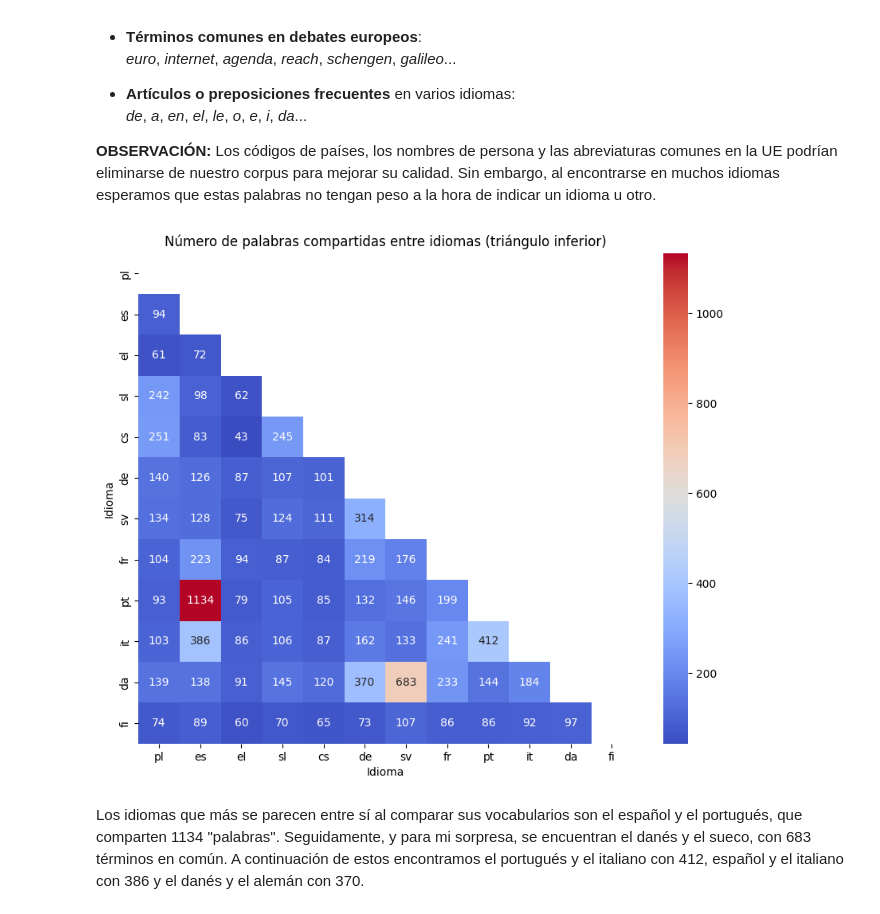
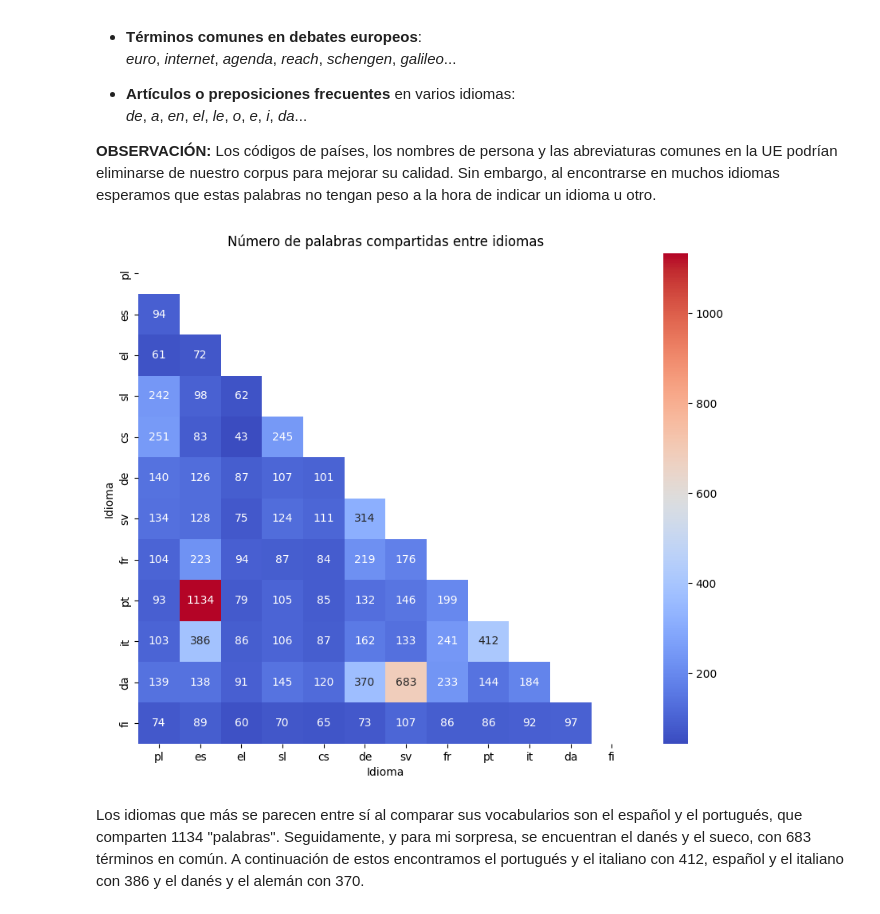
Before and after one commit to jbaezarh/language-detector, a Jupyter notebook: 2. eda.ipynb, the cells around one changed output. Cells and saved outputs as stored; diff of their text form; code cells hidden in the pictures.

```diff
--- a/2. eda.ipynb
+++ b/2. eda.ipynb
@@ -333,31 +333,31 @@ Además de palabras comunes o funcionales, observamos en el corpus una notable p
 
 **OBSERVACIÓN:** Los códigos de países, los nombres de persona y las abreviaturas comunes en la UE podrían eliminarse de nuestro corpus para mejorar su calidad. Sin embargo, al encontrarse en muchos idiomas esperamos que estas palabras no tengan peso a la hora de indicar un idioma u otro.
 # %%
-# langs = list(vocabularies.keys())
-# n_langs = len(langs)
+langs = list(vocabularies.keys())
+n_langs = len(langs)
 
-# # Crear DataFrame vacío
-# shared_words_matrix = pd.DataFrame(index=langs, columns=langs, dtype=int)
+# Crear DataFrame vacío
+shared_words_matrix = pd.DataFrame(index=langs, columns=langs, dtype=int)
 
-# # Rellenar matriz con conteo de palabras compartidas
-# for i in range(n_langs):
-#     for j in range(n_langs):
-#         shared = vocabularies[langs[i]].intersection(vocabularies[langs[j]])
-#         shared_words_matrix.iloc[i, j] = len(shared)
-#     # shared_words_matrix.iloc[i,i] = 0
+# Rellenar matriz con conteo de palabras compartidas
+for i in range(n_langs):
+    for j in range(n_langs):
+        shared = vocabularies[langs[i]].intersection(vocabularies[langs[j]])
+        shared_words_matrix.iloc[i, j] = len(shared)
+    # shared_words_matrix.iloc[i,i] = 0
 
-# shared_words_matrix = shared_words_matrix.fillna(0).astype(int)
+shared_words_matrix = shared_words_matrix.fillna(0).astype(int)
 
-# mask = np.triu(np.ones_like(shared_words_matrix, dtype=bool))
+mask = np.triu(np.ones_like(shared_words_matrix, dtype=bool))
 
-# plt.figure(figsize=(10, 8))
-# sns.heatmap(shared_words_matrix, annot=True, fmt="d", cmap="coolwarm", mask=mask)
-# plt.title("Número de palabras compartidas entre idiomas (triángulo inferior)")
-# plt.xlabel("Idioma")
-# plt.ylabel("Idioma")
-# plt.show()
+plt.figure(figsize=(10, 8))
+sns.heatmap(shared_words_matrix, annot=True, fmt="d", cmap="coolwarm", mask=mask)
+plt.title("Número de palabras compartidas entre idiomas")
+plt.xlabel("Idioma")
+plt.ylabel("Idioma")
+plt.show()
 # %% [output]
-[figure, old version]
+[figure, new version]
 # %% [markdown]
 Los idiomas que más se parecen entre sí al comparar sus vocabularios son el español y el portugués, que comparten 1134 "palabras". Seguidamente, y para mi sorpresa, se encuentran el danés y el sueco, con 683 términos en común. A continuación de estos encontramos el portugués y el italiano con 412, español y el italiano con 386 y el danés y el alemán con 370.
 # %% [markdown]
```
Also changed, not shown: parts of 2 cells of this notebook, 5 other files.
